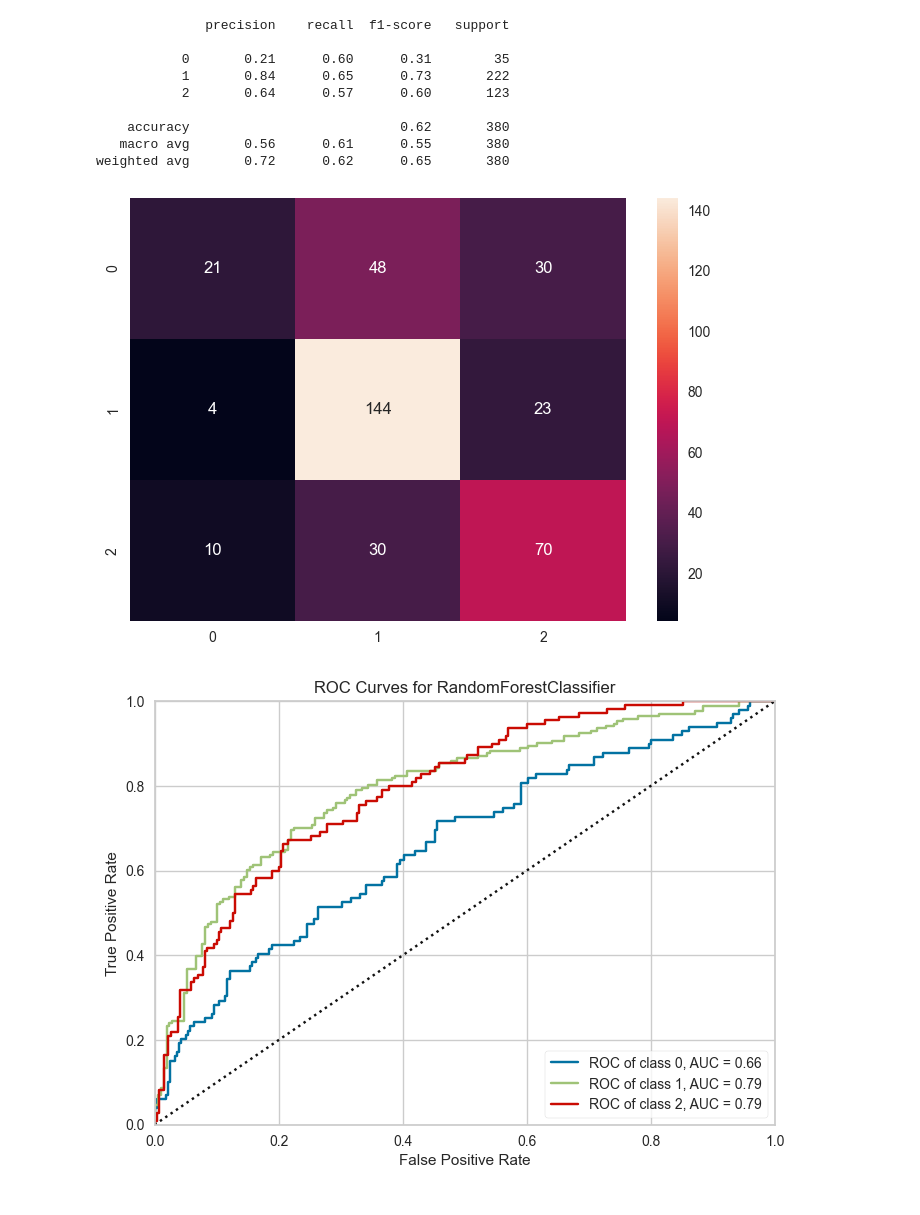
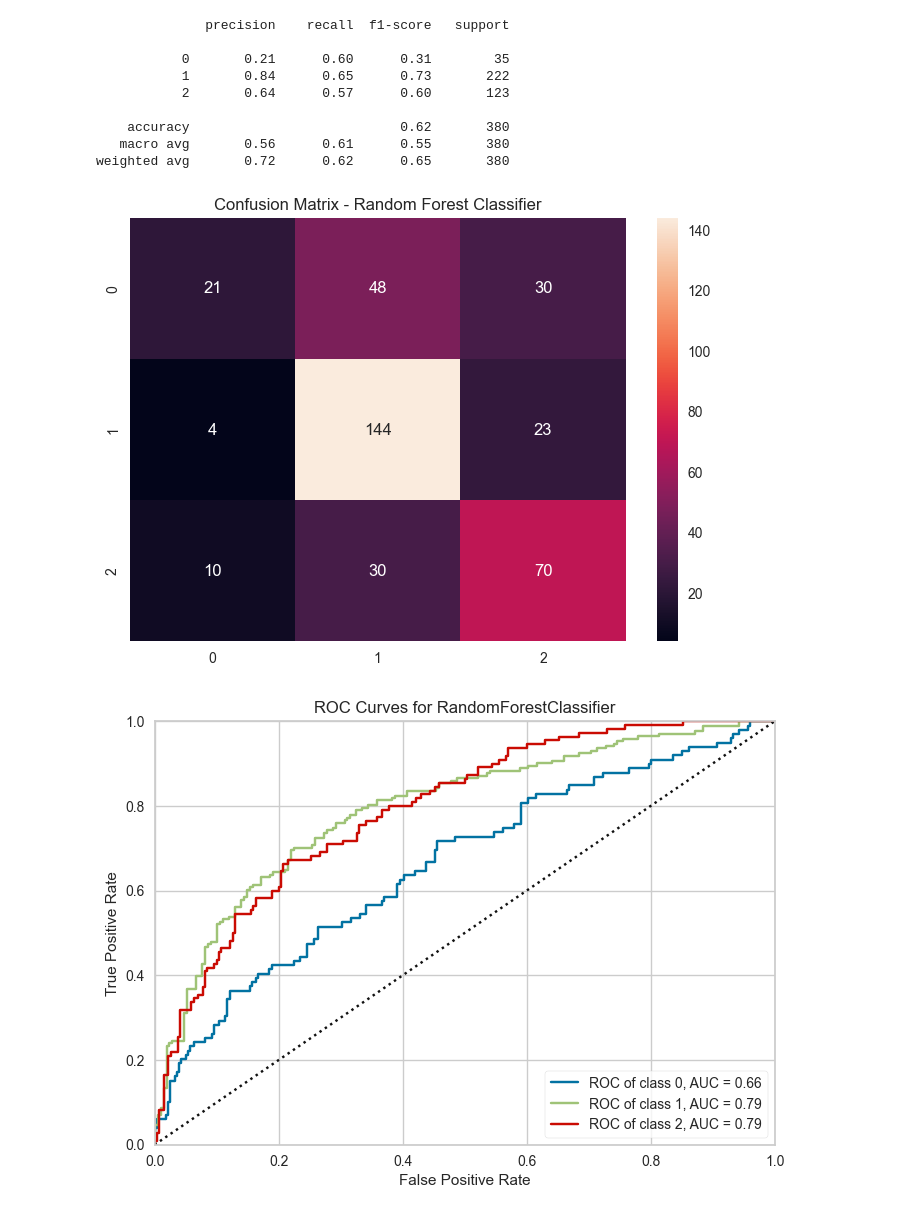
Before and after one commit to natelg1998/laligaproject, a Jupyter notebook: notebooks/data_analysis/laliga_final.ipynb, the cells around one changed output. Saved outputs shown, nothing was run; the diff lists cells and outputs as text; code cells hidden in the pictures.

```diff
--- a/notebooks/data_analysis/laliga_final.ipynb
+++ b/notebooks/data_analysis/laliga_final.ipynb
@@ -1646,9 +1649,10 @@ weighted avg       0.72      0.62      0.65       380
 # %%
 cm = confusion_matrix(y_test, y_pred)
 sns.heatmap(cm, annot=True, fmt = "d")
+plt.title("Confusion Matrix - Random Forest Classifier")
 plt.show()
 # %% [output]
-[figure, old version]
+[figure, new version]
 # %%
 visualizer= ROCAUC(rfc_final, classes=["0", "1", "2"], micro = False, macro=False)
 visualizer.fit(X_train, y_train)
```
Also changed, not shown: parts of 22 cells of this notebook.
